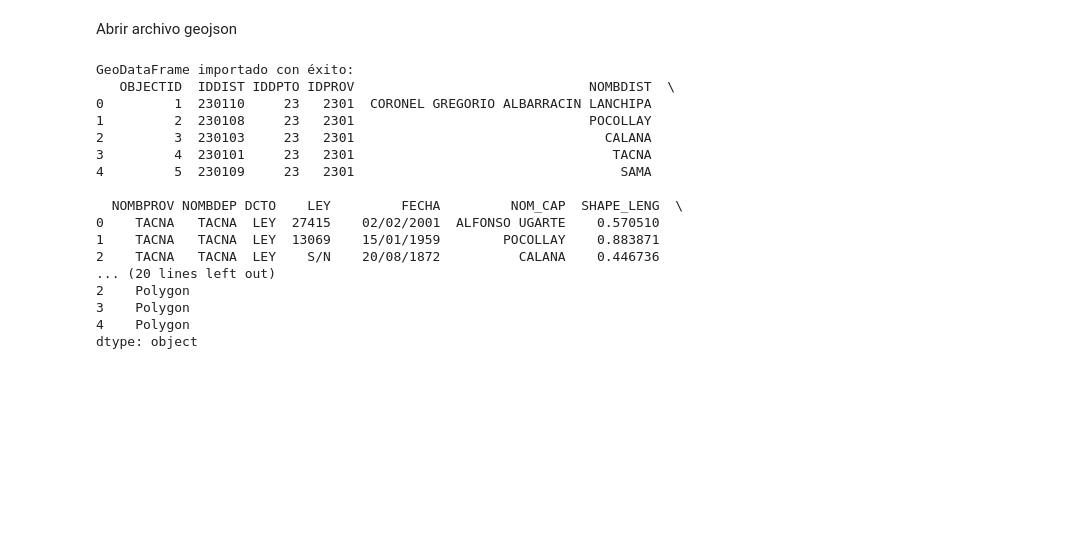
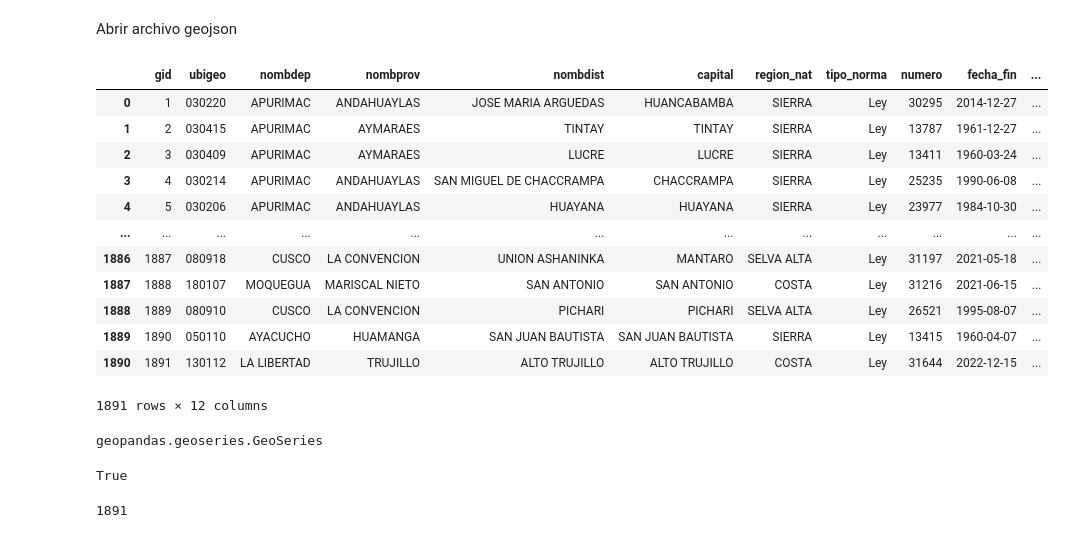
Before and after one commit to anelvasquez/Hospitals-Access-Peru, a Jupyter notebook: code/script_geo.ipynb, the cells around one changed output. Cells and saved outputs as stored; diff of their text form; code cells hidden in the pictures; blank space fills up the shorter version.

```diff
--- a/code/script_geo.ipynb
+++ b/code/script_geo.ipynb
@@ -137,36 +138,33 @@ df_final
 # %% [markdown]
 Abrir archivo geojson
 # %%
-# Define la ruta a tu archivo GeoJSON
-ruta_archivo_geojson = 'D:/DIPLOMATURA_CIENCIA DE DATOS_PUCP/Python Intermedio/peru_distrital_simple.geojson'
+# Upload shape file at centros poblados
 
-# Importa el archivo GeoJSON directamente a un GeoDataFrame
-try:
-    gdf = gpd.read_file(ruta_archivo_geojson)
-
-    # Muestra las primeras filas y el tipo de geometría
-    print("GeoDataFrame importado con éxito:")
-    print(gdf.head())
-    print("\nTipo de geometría:")
-    print(gdf.geom_type.head())
-
-except Exception as e:
-    print(f"Error al leer el archivo GeoJSON con GeoPandas: {e}")
+distritos = gpd.read_file(r'D:/DIPLOMATURA_CIENCIA DE DATOS_PUCP/Python Intermedio/v_distritos_2023.shp')
+distritos
 # %% [output]
+|  | gid | ubigeo | nombdep | nombprov | nombdist | capital | region_nat | tipo_norma | numero | fecha_fin | ... |
+| 0 | 1 | 030220 | APURIMAC | ANDAHUAYLAS | JOSE MARIA ARGUEDAS | HUANCABAMBA | SIERRA | Ley | 30295 | 2014-12-27 | ... |
+| 1 | 2 | 030415 | APURIMAC | AYMARAES | TINTAY | TINTAY | SIERRA | Ley | 13787 | 1961-12-27 | ... |
+| 2 | 3 | 030409 | APURIMAC | AYMARAES | LUCRE | LUCRE | SIERRA | Ley | 13411 | 1960-03-24 | ... |
+| 3 | 4 | 030214 | APURIMAC | ANDAHUAYLAS | SAN MIGUEL DE CHACCRAMPA | CHACCRAMPA | SIERRA | Ley | 25235 | 1990-06-08 | ... |
+| 4 | 5 | 030206 | APURIMAC | ANDAHUAYLAS | HUAYANA | HUAYANA | SIERRA | Ley | 23977 | 1984-10-30 | ... |
+| ... | ... | ... | ... | ... | ... | ... | ... | ... | ... | ... | ... |
+| 1886 | 1887 | 080918 | CUSCO | LA CONVENCION | UNION ASHANINKA | MANTARO | SELVA ALTA | Ley | 31197 | 2021-05-18 | ... |
+| 1887 | 1888 | 180107 | MOQUEGUA | MARISCAL NIETO | SAN ANTONIO | SAN ANTONIO | COSTA | Ley | 31216 | 2021-06-15 | ... |
+| 1888 | 1889 | 080910 | CUSCO | LA CONVENCION | PICHARI | PICHARI | SELVA ALTA | Ley | 26521 | 1995-08-07 | ... |
+| 1889 | 1890 | 050110 | AYACUCHO | HUAMANGA | SAN JUAN BAUTISTA | SAN JUAN BAUTISTA | SIERRA | Ley | 13415 | 1960-04-07 | ... |
+| 1890 | 1891 | 130112 | LA LIBERTAD | TRUJILLO | ALTO TRUJILLO | ALTO TRUJILLO | COSTA | Ley | 31644 | 2022-12-15 | ... |
-GeoDataFrame importado con éxito:
-   OBJECTID  IDDIST IDDPTO IDPROV                              NOMBDIST  \
-0         1  230110     23   2301  CORONEL GREGORIO ALBARRACIN LANCHIPA
-1         2  230108     23   2301                              POCOLLAY
-2         3  230103     23   2301                                CALANA
-3         4  230101     23   2301                                 TACNA
-4         5  230109     23   2301                                  SAMA
-
-  NOMBPROV NOMBDEP DCTO    LEY         FECHA         NOM_CAP  SHAPE_LENG  \
-0    TACNA   TACNA  LEY  27415    02/02/2001  ALFONSO UGARTE    0.570510
-1    TACNA   TACNA  LEY  13069    15/01/1959        POCOLLAY    0.883871
-2    TACNA   TACNA  LEY    S/N    20/08/1872          CALANA    0.446736
-... (20 lines left out)
-2    Polygon
-3    Polygon
-4    Polygon
-dtype: object
+1891 rows × 12 columns
+# %%
+type(distritos.geometry)
+# %% [output]
+geopandas.geoseries.GeoSeries
+# %%
+distritos['ubigeo'].is_unique
+# %% [output]
+True
+# %%
+distritos['ubigeo'].unique().size
+# %% [output]
+1891
```
Also changed, not shown: parts of 13 cells of this notebook.
